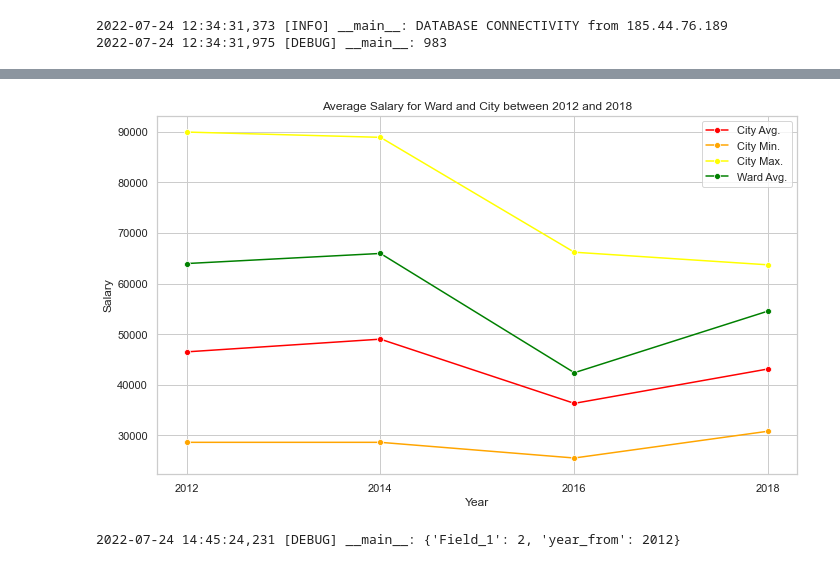
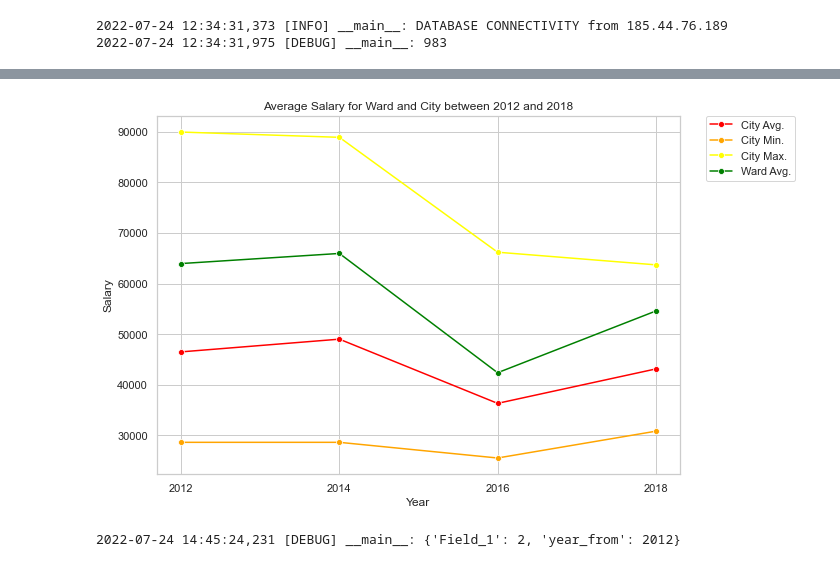
Before and after one commit to neal-bamford/sd-map-streamlit, a Jupyter notebook: SD_Map_Dev.ipynb, the cells around one changed output, grey strips where cells are left out. Drawn from its saved outputs; the diff is of its cells as text; code cells hidden in the pictures.

```diff
--- a/SD_Map_Dev.ipynb
+++ b/SD_Map_Dev.ipynb
@@ -367,34 +367,37 @@ from matplotlib import pyplot as plt
 import seaborn as sns
 import matplotlib.pyplot as plt
 
 x_fig_size = 10
 y_fig_size = 6
 
 ## Set the size
 sns.set(rc={"figure.figsize":(x_fig_size, y_fig_size)})
 
 ## Set the theme
 sns.set_style("whitegrid")
 
 # plot = sns.catplot(data=city_ward_min_max_avg_long_df, x="Year", y="salary", hue="cols", kind="point", legend=False, height=y_fig_size, aspect=x_fig_size/y_fig_size)
 
 fig, ax = plt.subplots()
 sns.lineplot(data=city_ward_min_max_avg_long_df, x="Year", y="city_total_annual_income_net_gbp_avg", ax=ax, label='City Avg.', color='red', marker='o')
 sns.lineplot(data=city_ward_min_max_avg_long_df,x="Year", y="city_total_annual_income_net_gbp_min", ax=ax, label='City Min.', color='orange', marker='o')
 sns.lineplot(data=city_ward_min_max_avg_long_df,x="Year", y="city_total_annual_income_net_gbp_max", ax=ax, label='City Max.', color='yellow', marker='o')
 sns.lineplot(data=city_ward_min_max_avg_long_df,x="Year", y="ward_total_annual_income_net_gbp_avg", ax=ax, label='Ward Avg.', color='green', marker='o')
 
 ax.set_title("Average Salary for Ward and City between {} and {}".format(year_from, year_to))
 ax.set_ylabel("Salary")
+
+
 ax.legend(title="legend")
 ax.legend(loc="upper right")
+plt.legend(bbox_to_anchor=(1.05, 1), loc=2, borderaxespad=0.)
 plt.tight_layout()
 
 # g
 
 # sns.lineplot(data = city_ward_min_max_avg_df, x="index",
 # %% [output]
-[figure, old version]
+[figure, new version]
 # %%
 def merge_two_dicts(x, y):
     """Given two dictionaries, merge them into a new dict as a shallow copy."""
```
